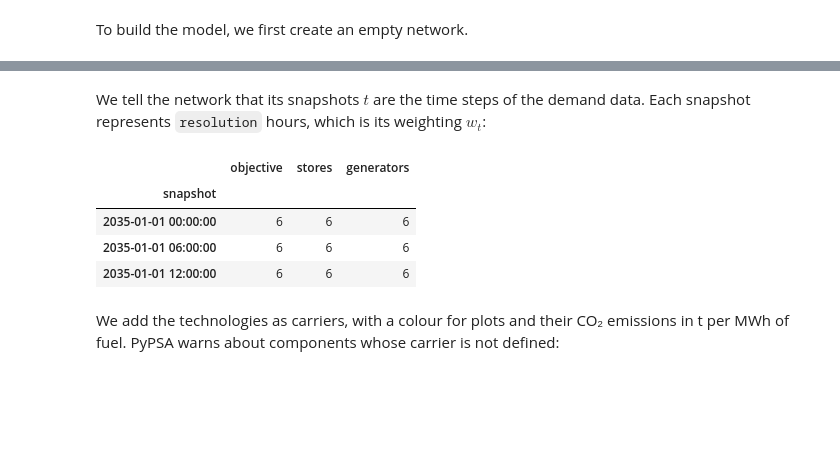
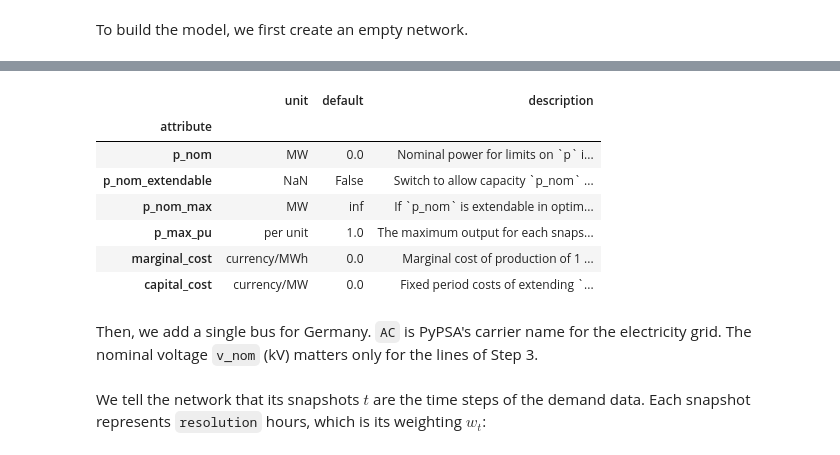
Before and after one commit to open-energy-transition/entsoe-training, a Jupyter notebook: notebooks/hands-on-with-pypsa/hands-on-pypsa-components.ipynb, the cells around one changed output, grey strips where cells are left out. Saved outputs shown, nothing was run; the diff lists cells and outputs as text; code cells hidden in the pictures; blank space fills up the shorter version.

```diff
--- a/notebooks/hands-on-with-pypsa/hands-on-pypsa-components.ipynb
+++ b/notebooks/hands-on-with-pypsa/hands-on-pypsa-components.ipynb
@@ -199,17 +215,20 @@ Then, we add a single bus for Germany. `AC` is PyPSA's carrier name for the elec
 # %%
-n.add("Bus", "DE", carrier="AC", v_nom=380)
+attrs = ["p_nom", "p_nom_extendable", "p_nom_max", "p_max_pu", "marginal_cost", "capital_cost"]
+with pd.option_context("display.max_colwidth", None):
+    display(n.components.generators.defaults.loc[attrs, ["unit", "default", "description"]])
+# %% [output]
+|  | unit | default | description |
+| attribute |  |  |  |
+| p_nom | MW | 0.0 | Nominal power for limits on `p` i... |
+| p_nom_extendable | NaN | False | Switch to allow capacity `p_nom` ... |
+| p_nom_max | MW | inf | If `p_nom` is extendable in optim... |
+| p_max_pu | per unit | 1.0 | The maximum output for each snaps... |
+| marginal_cost | currency/MWh | 0.0 | Marginal cost of production of 1 ... |
+| capital_cost | currency/MW | 0.0 | Fixed period costs of extending `... |
 # %% [markdown]
-We tell the network that its snapshots $t$ are the time steps of the demand data. Each snapshot represents `resolution` hours, which is its weighting $w_t$:
+Then, we add a single bus for Germany. `AC` is PyPSA's carrier name for the electricity grid. The nominal voltage `v_nom` (kV) matters only for the lines of Step 3.
 # %%
-n.snapshots = demand.index
-n.snapshot_weightings.loc[:, :] = resolution
-n.snapshot_weightings.head(3)
+n.add("Bus", "DE", carrier="AC", v_nom=380)
-# %% [output]
-|  | objective | stores | generators |
-| snapshot |  |  |  |
-| 2035-01-01 00:00:00 | 6 | 6 | 6 |
-| 2035-01-01 06:00:00 | 6 | 6 | 6 |
-| 2035-01-01 12:00:00 | 6 | 6 | 6 |
 # %% [markdown]
-We add the technologies as carriers, with a colour for plots and their CO₂ emissions in t per MWh of fuel. PyPSA warns about components whose carrier is not defined:
+We tell the network that its snapshots $t$ are the time steps of the demand data. Each snapshot represents `resolution` hours, which is its weighting $w_t$:
 # %%
```
Also changed, not shown: parts of 153 cells of this notebook, 1 other file.
